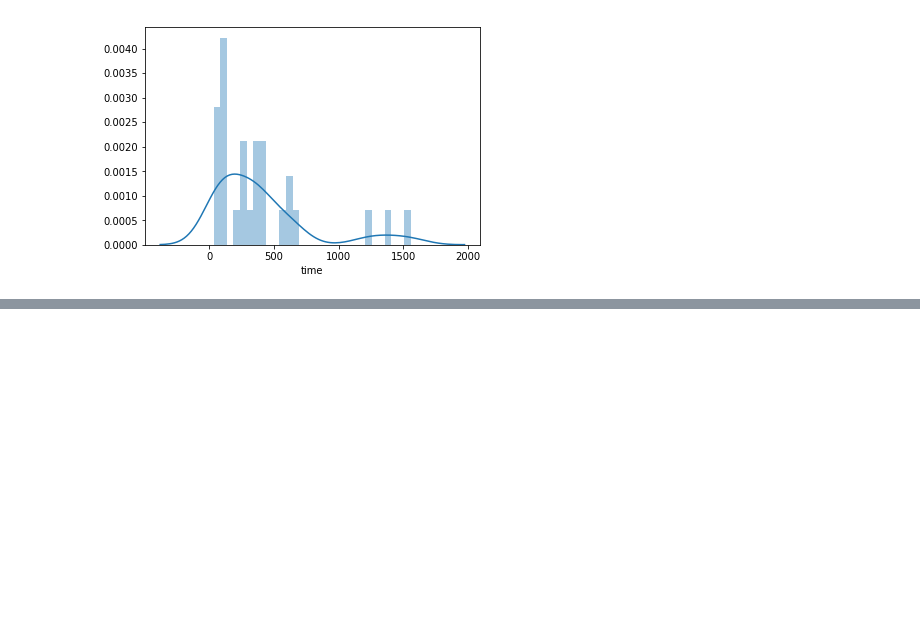
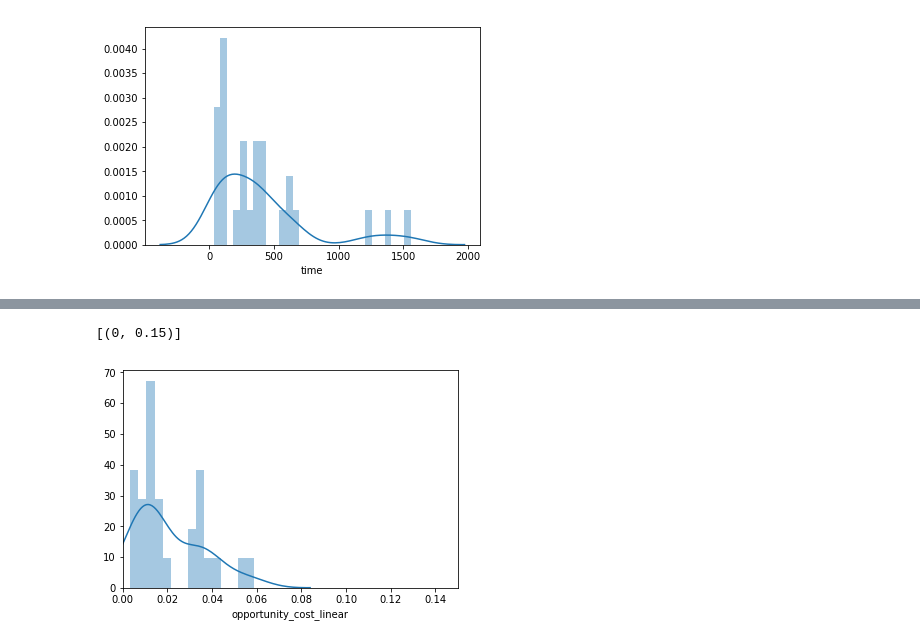
Before and after one commit to nandanrao/perceived-bargaining, a Jupyter notebook: experiments/slow-fast.ipynb, the cells around one changed output, grey strips where cells are left out. Saved outputs shown, nothing was run; the diff lists cells and outputs as text; code cells hidden in the pictures; blank space fills up the shorter version.

```diff
--- a/experiments/slow-fast.ipynb
+++ b/experiments/slow-fast.ipynb
@@ -120,0 +205,5 @@ sns.distplot(b.opportunity_cost, bins = 15).set(xlim=(0,.15))
+# %%
+sns.distplot(b.opportunity_cost_linear, bins = 15).set(xlim=(0,.15))
+# %% [output]
+[(0, 0.15)]
+[figure, added]
```
Also changed, not shown: parts of 34 cells of this notebook, 25 other files.
